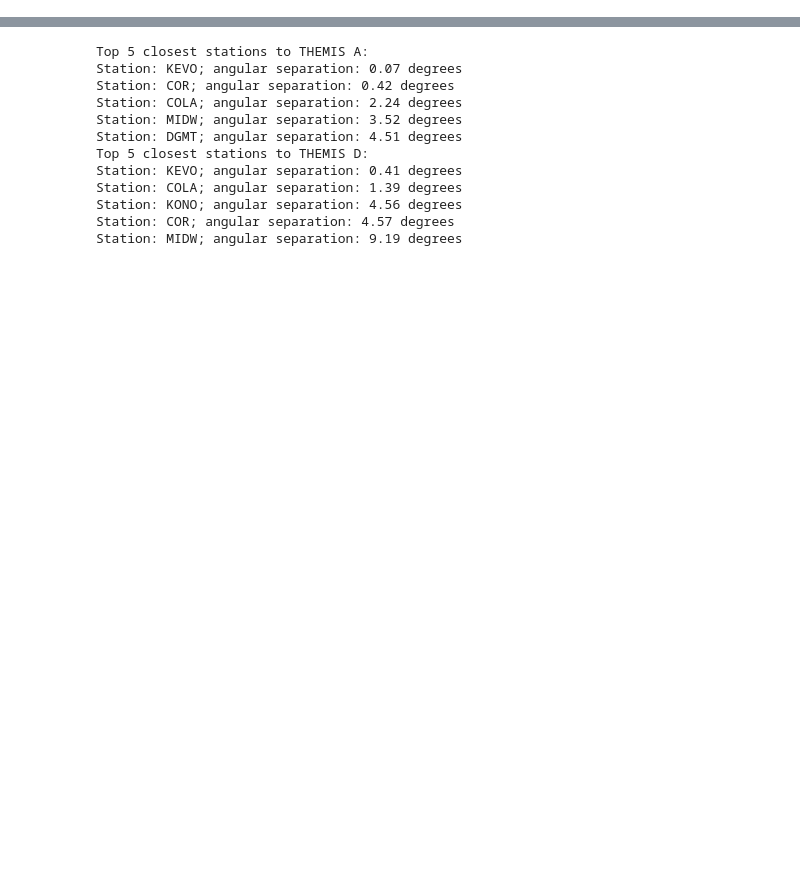
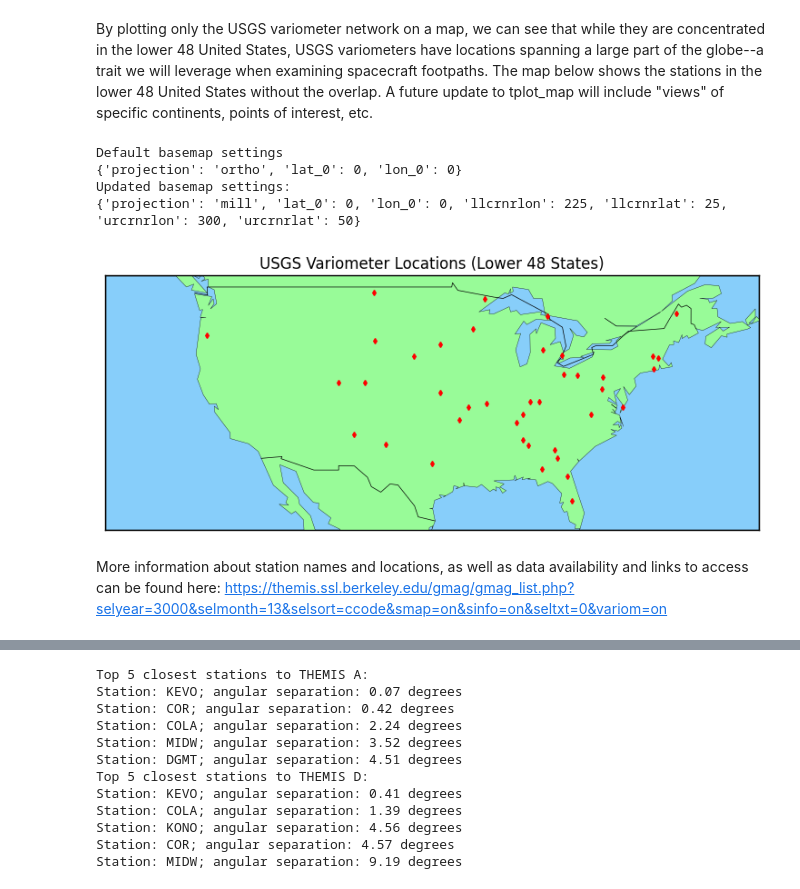
Before and after one commit to spedas/pyspedas_examples, a Jupyter notebook: pyspedas_examples/notebooks/gem_demo_2026.ipynb, the cells around one changed output, grey strips where cells are left out. Cells and saved outputs as stored; diff of their text form; code cells hidden in the pictures; blank space fills up the shorter version.

```diff
--- a/pyspedas_examples/notebooks/gem_demo_2026.ipynb
+++ b/pyspedas_examples/notebooks/gem_demo_2026.ipynb
@@ -35 +74,47 @@ plt.show()
+# %% [markdown]
+By plotting only the USGS variometer network on a map, we can see that while they are concentrated in the lower 48 United States, USGS variometers have locations spanning a large part of the globe--a trait we will leverage when examining spacecraft footpaths. The map below shows the stations in the lower 48 United States without the overlap. A future update to tplot_map will include "views" of specific continents, points of interest, etc.
+# %%
+fig=plt.figure(figsize=(8,4.5))
+ax = fig.add_axes([0.05,0.05,0.9,0.85])
+
+tmap = tplot_map()
+print("Default basemap settings")
+print(tmap._params.basemap)
+tmap._params.basemap.update({"llcrnrlon":225,"llcrnrlat":25,"urcrnrlon":300,"urcrnrlat":50,"projection":'mill'})
+print("Updated basemap settings:")
+print(tmap._params.basemap)
+tmap.build_map()
+# Calling this line accomplishes the same results as the above block of code:
+#tmap = tplot_map(llcrnrlon=0,llcrnrlat=-85,urcrnrlon=360,urcrnrlat=85,projection='mill')
+
+#tmap._params.drawmapboundary = {"fill_color":"lightskyblue"}
+tmap.add_map_boundary(fill_color="lightskyblue")
+#tmap._params.fillcontinents = {"color":"palegreen","lake_color":"lightskyblue"}
+tmap.add_fillcontinents(color="palegreen",lake_color="lightskyblue")
+tmap.add_coastlines(linewidth=0.25)
+
+# Tplot_Map doesn't currently have an add_countries() function yet, but the method can be called in the parent basemap class:
+tmap.drawcountries()
+
+# Add ground station markers
+themis_gmag_dict = gmag.Themis_gmag()
+for station_dict in themis_gmag_dict.get_gmag_list():
+    # select only the variometer stations:
+    if station_dict['variom'] == 'Y':
+        # the add_markers function of tplot_map.py calls the add_marker() function of the Tplot_Map object:
+        tmap = add_markers(coords=np.array([0,float(station_dict['lat']),float(station_dict['lng'])]),tmap=tmap,label=station_dict['ccode'],ms=3)
+
+# day night terminator can also be added (defaults to current date and time):
+#tmap.add_nightshade()
+plt.title("USGS Variometer Locations (Lower 48 States)")
+plt.show()
+# %% [output]
+Default basemap settings
+{'projection': 'ortho', 'lat_0': 0, 'lon_0': 0}
+Updated basemap settings:
+{'projection': 'mill', 'lat_0': 0, 'lon_0': 0, 'llcrnrlon': 225, 'llcrnrlat': 25, 'urcrnrlon': 300, 'urcrnrlat': 50}
+[figure, added]
+# %% [markdown]
+More information about station names and locations, as well as data availability and links to access can be found here:
+https://themis.ssl.berkeley.edu/gmag/gmag_list.php?selyear=3000&selmonth=13&selsort=ccode&smap=on&sinfo=on&seltxt=0&variom=on
 # %% [markdown]
```
Also changed, not shown: parts of 27 cells of this notebook.
